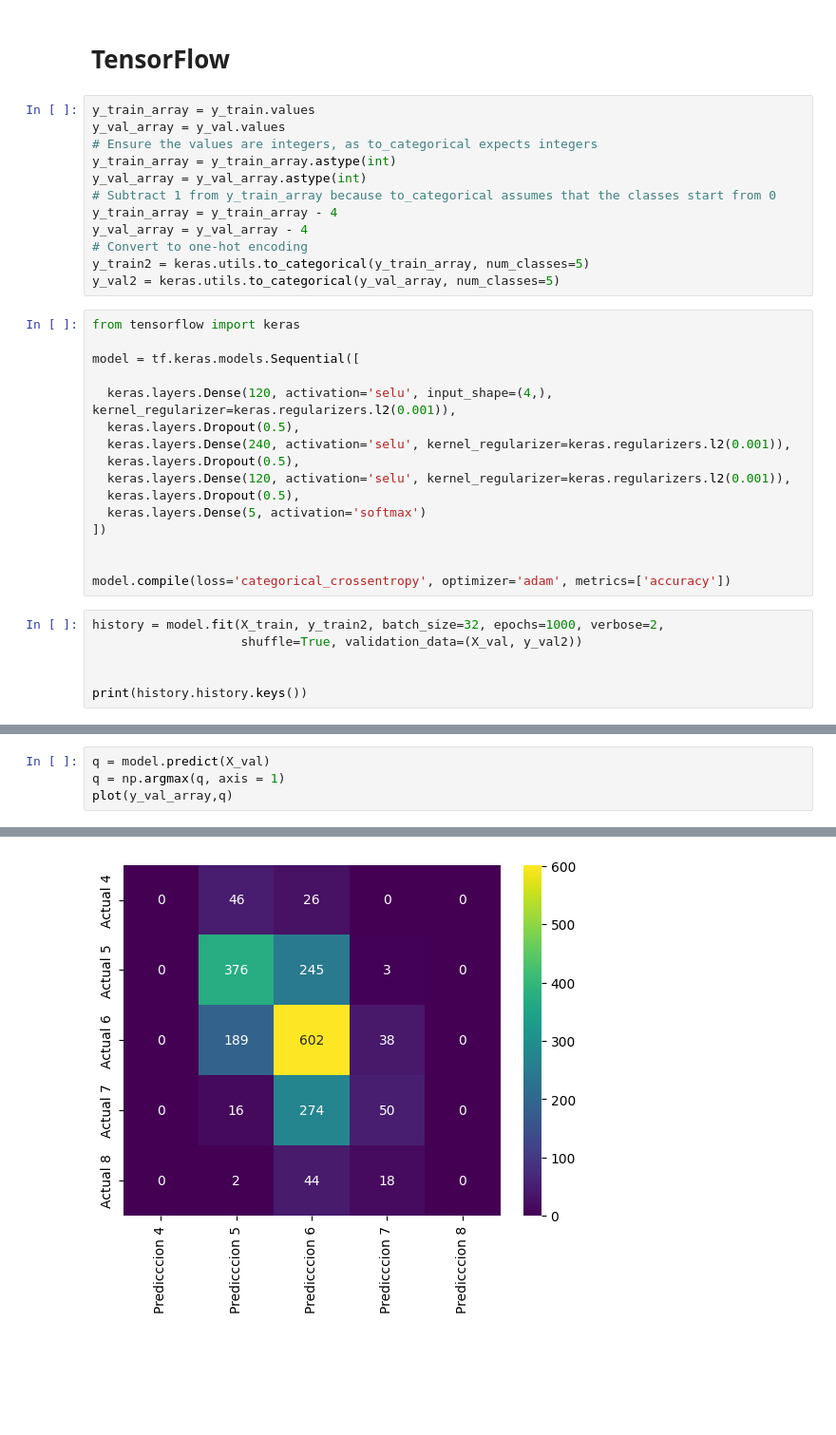
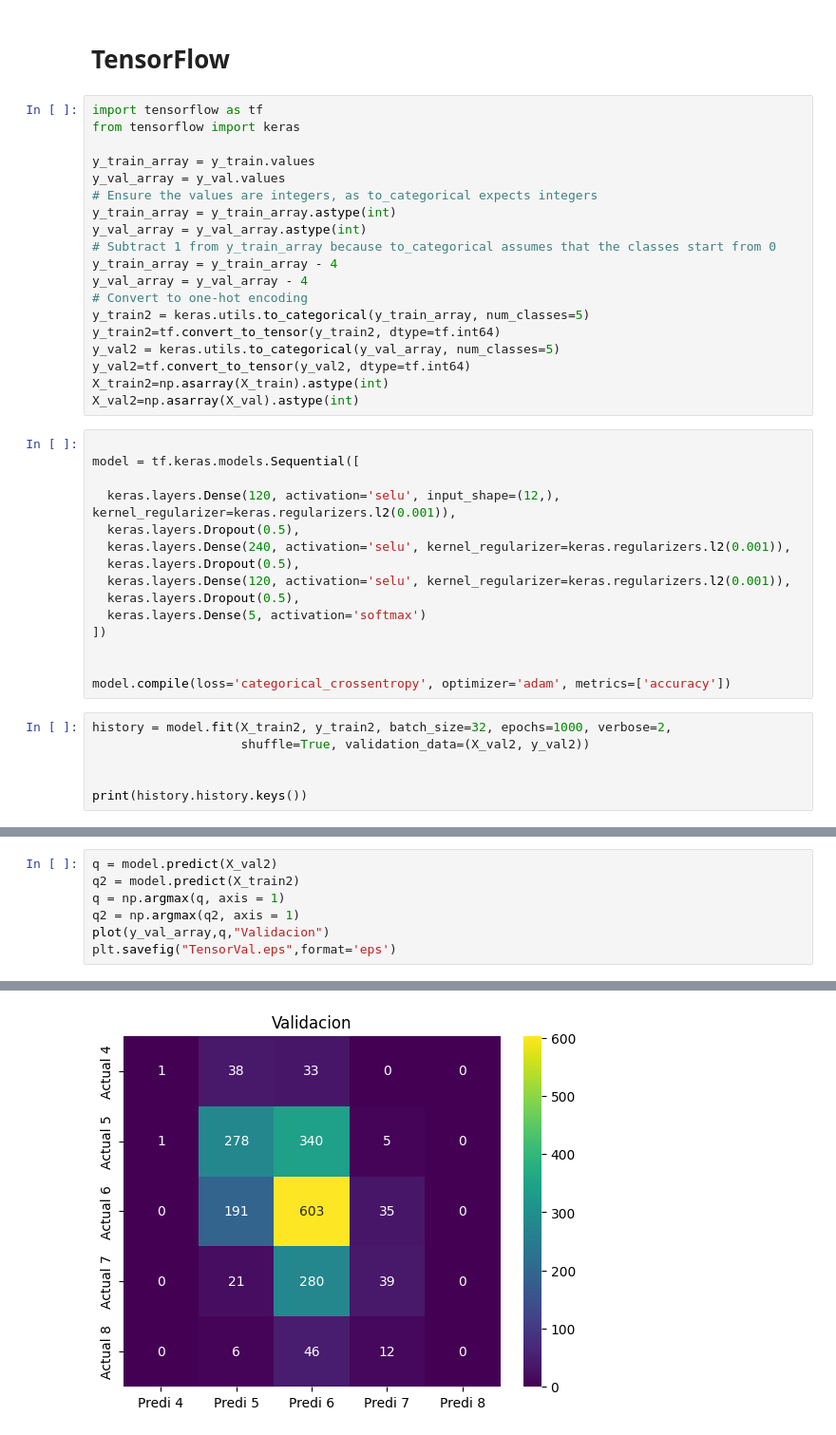
Before and after one commit to Eriik12/PROYECTO, a Jupyter notebook: VINO/vinoCode.ipynb, the cells around one changed output, grey strips where cells are left out. Shown at 95% size. Cells and saved outputs as stored; diff of their text form; blank space fills up the shorter version.

```diff
--- a/VINO/vinoCode.ipynb
+++ b/VINO/vinoCode.ipynb
@@ -460,6 +553,9 @@ weighted avg       0.64      0.65      0.64      1929
 # %% [markdown]
 # TensorFlow
 # %%
+import tensorflow as tf
+from tensorflow import keras
+
 y_train_array = y_train.values
 y_val_array = y_val.values
 # Ensure the values are integers, as to_categorical expects integers
@@ -470,13 +566,16 @@ y_train_array = y_train_array - 4
 y_val_array = y_val_array - 4
 # Convert to one-hot encoding
 y_train2 = keras.utils.to_categorical(y_train_array, num_classes=5)
+y_train2=tf.convert_to_tensor(y_train2, dtype=tf.int64)
 y_val2 = keras.utils.to_categorical(y_val_array, num_classes=5)
+y_val2=tf.convert_to_tensor(y_val2, dtype=tf.int64)
+X_train2=np.asarray(X_train).astype(int)
+X_val2=np.asarray(X_val).astype(int)
 # %%
-from tensorflow import keras
 
 model = tf.keras.models.Sequential([
 
-  keras.layers.Dense(120, activation='selu', input_shape=(4,), kernel_regularizer=keras.regularizers.l2(0.001)),
+  keras.layers.Dense(120, activation='selu', input_shape=(12,), kernel_regularizer=keras.regularizers.l2(0.001)),
   keras.layers.Dropout(0.5),
   keras.layers.Dense(240, activation='selu', kernel_regularizer=keras.regularizers.l2(0.001)),
   keras.layers.Dropout(0.5),
@@ -488,8 +587,8 @@ model = tf.keras.models.Sequential([
 
 model.compile(loss='categorical_crossentropy', optimizer='adam', metrics=['accuracy'])
 # %%
-history = model.fit(X_train, y_train2, batch_size=32, epochs=1000, verbose=2,
-                    shuffle=True, validation_data=(X_val, y_val2))
+history = model.fit(X_train2, y_train2, batch_size=32, epochs=1000, verbose=2,
+                    shuffle=True, validation_data=(X_val2, y_val2))
 
 
 print(history.history.keys())
@@ -498,5 +613,8 @@ ValueError: Failed to convert a NumPy array to a Tensor (Unsupported object type
 # %%
-q = model.predict(X_val)
+q = model.predict(X_val2)
+q2 = model.predict(X_train2)
 q = np.argmax(q, axis = 1)
-plot(y_val_array,q)
+q2 = np.argmax(q2, axis = 1)
+plot(y_val_array,q,"Validacion")
+plt.savefig("TensorVal.eps",format='eps')
 # %% [output]
@@ -505 +623 @@ plot(y_val_array,q)
-[figure, old version]
+[figure, new version]
```
Also changed, not shown: parts of 27 cells of this notebook, 1 other file.
